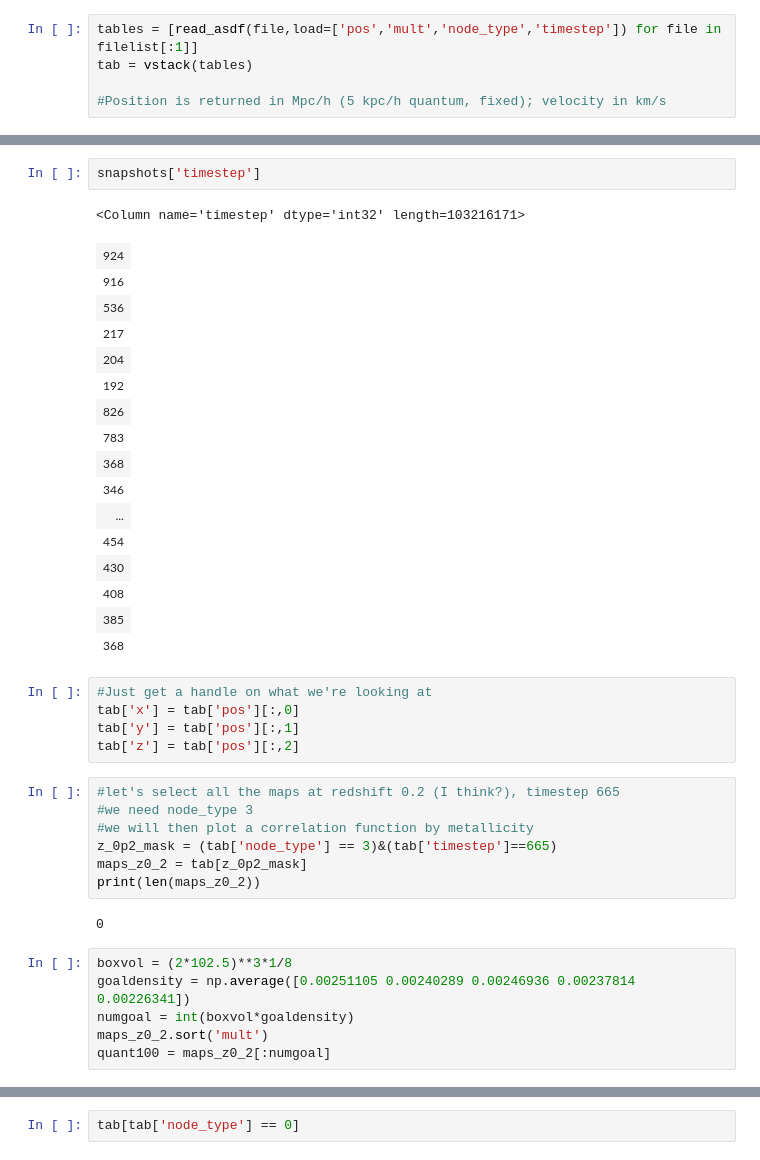
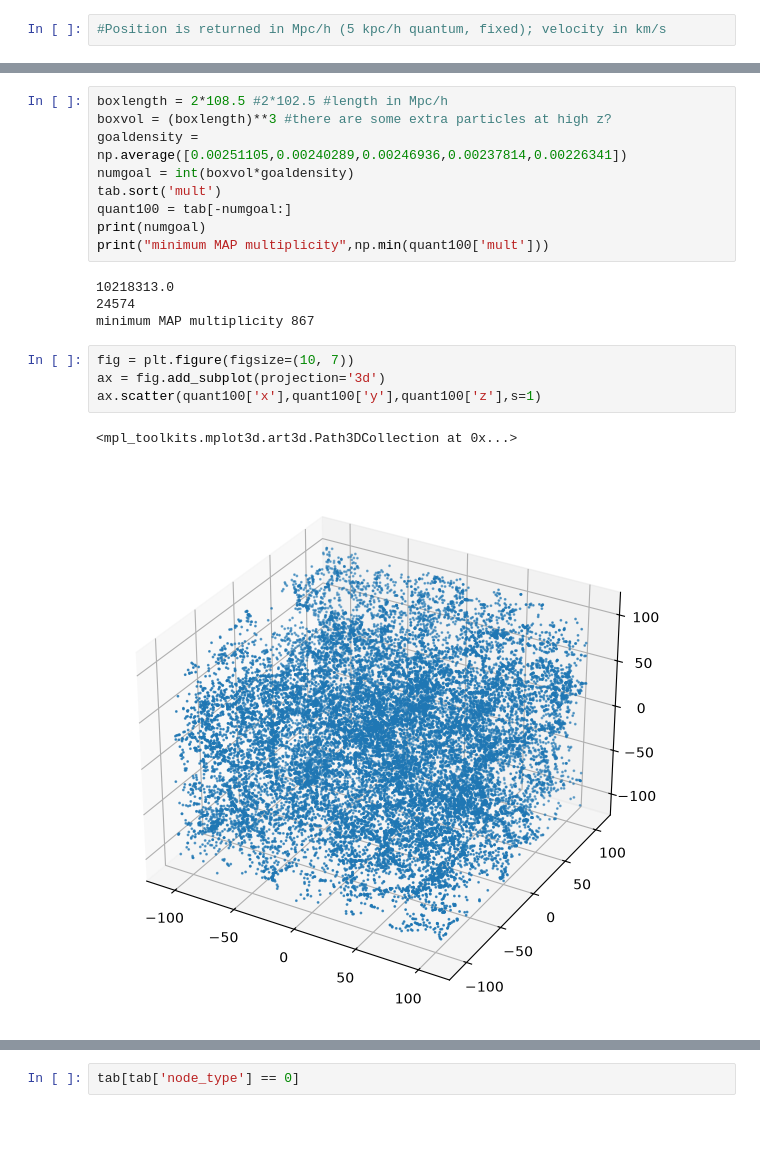
Before and after one commit to catherine-miller/bgsmaps, a Jupyter notebook: mapclustering_highbase.ipynb, the cells around one changed output, grey strips where cells are left out. Drawn from its saved outputs; the diff is of its cells as text; blank space fills up the shorter version.

```diff
--- a/mapclustering_highbase.ipynb
+++ b/mapclustering_highbase.ipynb
@@ -41,5 +101,2 @@ filelist
 # %%
-tables = [read_asdf(file,load=['pos','mult','node_type','timestep']) for file in filelist[:1]]
-tab = vstack(tables)
-
 #Position is returned in Mpc/h (5 kpc/h quantum, fixed); velocity in km/s
@@ -56,40 +103,20 @@ plt.hist(snapshots['timestep'])
-# %%
-snapshots['timestep']
-# %% [output]
-<Column name='timestep' dtype='int32' length=103216171>
-| 924 |
-| 916 |
-| 536 |
-| 217 |
-| 204 |
-| 192 |
-| 826 |
-| 783 |
-| 368 |
-| 346 |
-| ... |
-| 454 |
-| 430 |
-| 408 |
-| 385 |
-| 368 |
-# %%
-#Just get a handle on what we're looking at
-tab['x'] = tab['pos'][:,0]
-tab['y'] = tab['pos'][:,1]
-tab['z'] = tab['pos'][:,2]
-# %%
-#let's select all the maps at redshift 0.2 (I think?), timestep 665
-#we need node_type 3
-#we will then plot a correlation function by metallicity
-z_0p2_mask = (tab['node_type'] == 3)&(tab['timestep']==665)
-maps_z0_2 = tab[z_0p2_mask]
-print(len(maps_z0_2))
-# %% [output]
-0
 # %%
-boxvol = (2*102.5)**3*1/8
-goaldensity = np.average([0.00251105 0.00240289 0.00246936 0.00237814 0.00226341])
+boxlength = 2*108.5 #2*102.5 #length in Mpc/h
+boxvol = (boxlength)**3 #there are some extra particles at high z?
+goaldensity = np.average([0.00251105,0.00240289,0.00246936,0.00237814,0.00226341])
 numgoal = int(boxvol*goaldensity)
-maps_z0_2.sort('mult')
-quant100 = maps_z0_2[:numgoal]
+tab.sort('mult')
+quant100 = tab[-numgoal:]
+print(numgoal)
+print("minimum MAP multiplicity",np.min(quant100['mult']))
+# %% [output]
+10218313.0
+24574
+minimum MAP multiplicity 867
+# %%
+fig = plt.figure(figsize=(10, 7))
+ax = fig.add_subplot(projection='3d')
+ax.scatter(quant100['x'],quant100['y'],quant100['z'],s=1)
+# %% [output]
+<mpl_toolkits.mplot3d.art3d.Path3DCollection at 0x...>
+[figure, added]
```
Also changed, not shown: parts of 13 cells of this notebook, 2 other files.
